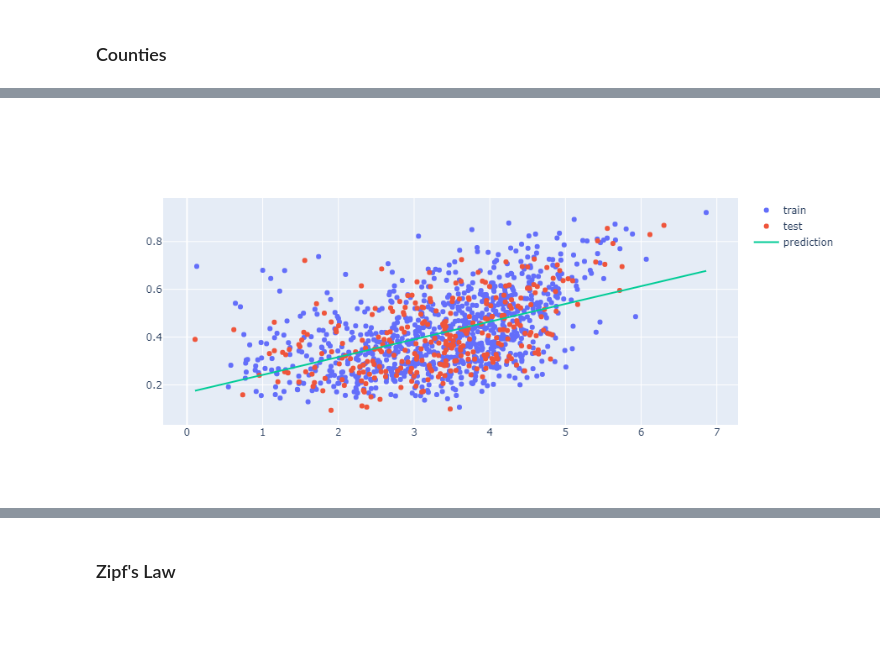
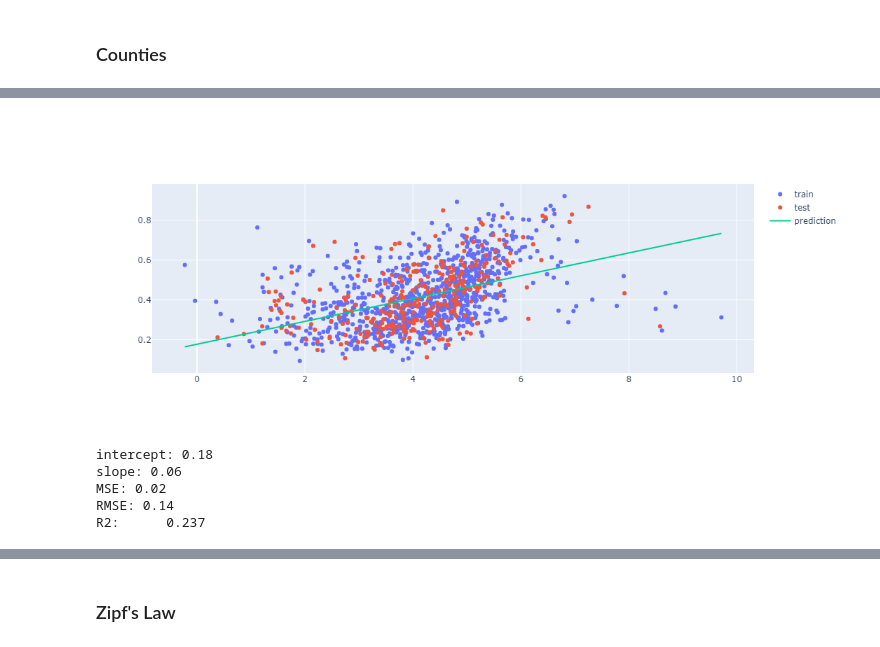
Before and after one commit to lnicoletti/hashtag_activism_protest, a Jupyter notebook: notebooks/2-DataExplorationAPI2.ipynb, the cells around one changed output, grey strips where cells are left out. Drawn from its saved outputs; the diff is of its cells as text; code cells hidden in the pictures; blank space fills up the shorter version.

```diff
--- a/notebooks/2-DataExplorationAPI2.ipynb
+++ b/notebooks/2-DataExplorationAPI2.ipynb
@@ -125,18 +109,20 @@ dfs = [counties_t, counties_p, counties_e, counties[['GEOID', 'POP_ESTIMATE_2019
 
 counties_tp = gpd.GeoDataFrame(reduce(lambda left,right: pd.merge(left,right,on='GEOID'), dfs))
 
+# calculate vote per capita metrics and voter turnout change
 counties_tp['votes_100k_2016'] = (counties_tp['total_votes_2016']/counties_tp['POP_ESTIMATE_2019'])*100000
 counties_tp['votes_100k_2020'] = (counties_tp['total_votes_2020']/counties_tp['POP_ESTIMATE_2019'])*100000
 counties_tp['votes_100k_change'] = (counties_tp['votes_100k_2020'] - counties_tp['votes_100k_2016'])/counties_tp['votes_100k_2016']
+
+counties_tp['party_2016'] = ""
+counties_tp['party_2020'] = ""
+
+counties_tp['party_2016'][counties_tp['per_dem_2016']<0.5] = "Red"
+counties_tp['party_2016'][counties_tp['per_dem_2016']>=0.5] = "Blue"
+
+counties_tp['party_2020'][counties_tp['per_dem_2020']<0.5] = "Red"
+counties_tp['party_2020'][counties_tp['per_dem_2020']>=0.5] = "Blue"
+
+# calculate tweet and protest metrics
+counties_tp['tweet_count_100k'] = (counties_tp['tweet_count']/counties_tp['POP_ESTIMATE_2019'])*100000
+counties_tp['protest_count_100k'] = (counties_tp['protest_count']/counties_tp['POP_ESTIMATE_2019'])*100000
-# %%
-counties_tp['tweet_count_100k'] = (counties_tp['tweet_count']/counties_tp['POP_ESTIMATE_2019'])*100000
-counties_tp['protest_count_100k'] = (counties_tp['protest_count']/counties_tp['POP_ESTIMATE_2019'])*100000
-
-counties_tp['party_2016'] = ""
-counties_tp['party_2020'] = ""
-
-counties_tp['party_2016'][counties_tp['per_dem_2016']<0.5] = "Red"
-counties_tp['party_2016'][counties_tp['per_dem_2016']>0.5] = "Blue"
-
-counties_tp['party_2020'][counties_tp['per_dem_2020']<0.5] = "Red"
-counties_tp['party_2020'][counties_tp['per_dem_2020']>0.5] = "Blue"
@@ -298,26 +197,45 @@ Text(0.5, 1.0, 'Tweeting Density vs. Poverty rate per U.S. county')
 # %%
 import plotly.express as px
 import plotly.graph_objects as go
 from sklearn.linear_model import LinearRegression
 from sklearn.model_selection import train_test_split
+from sklearn.metrics import mean_squared_error, r2_score
 
-df = counties_tp[(counties_tp['tweet_count_100k']!=0)&(counties_tp['protest_count_100k']!=0)][['tweet_count_100k', 'per_dem']]
+df = counties_tp[(counties_tp['tweet_count_100k']!=0)&(counties_tp['protest_count_100k']!=0)][['tweet_count_100k', 'per_dem_2020']]
 X = np.log(df.tweet_count_100k[:, None])
-X_train, X_test, y_train, y_test = train_test_split(X, df.per_dem, random_state=0)
+y = df.per_dem_2020
+X_train, X_test, y_train, y_test = train_test_split(X, y, random_state=0)
 
 model = LinearRegression()
 model.fit(X_train, y_train)
 
 x_range = np.linspace(X.min(), X.max(), 100)
 y_range = model.predict(x_range.reshape(-1, 1))
 
 
 fig = go.Figure([
     go.Scatter(x=X_train.squeeze(), y=y_train, name='train', mode='markers'),
     go.Scatter(x=X_test.squeeze(), y=y_test, name='test', mode='markers'),
     go.Scatter(x=x_range, y=y_range, name='prediction')
 ])
 
 fig.show()
+
+print("intercept:", model.intercept_.round(2))
+print("slope:", model.coef_[0].round(2))
+
+y_pred = model.predict(X_test.reshape(-1, 1))
+
+MSE = mean_squared_error(y_test, y_pred)
+print("MSE:", MSE.round(2))
+print("RMSE:", np.sqrt(MSE).round(2))
+
+R2 = r2_score(y_test, y_pred)
+print("R2:\t", R2.round(3))
 # %% [output]
-[figure, old version]
+[figure, new version]
+intercept: 0.18
+slope: 0.06
+MSE: 0.02
+RMSE: 0.14
+R2:      0.237
```
Also changed, not shown: parts of 49 cells of this notebook, 1 other file.
